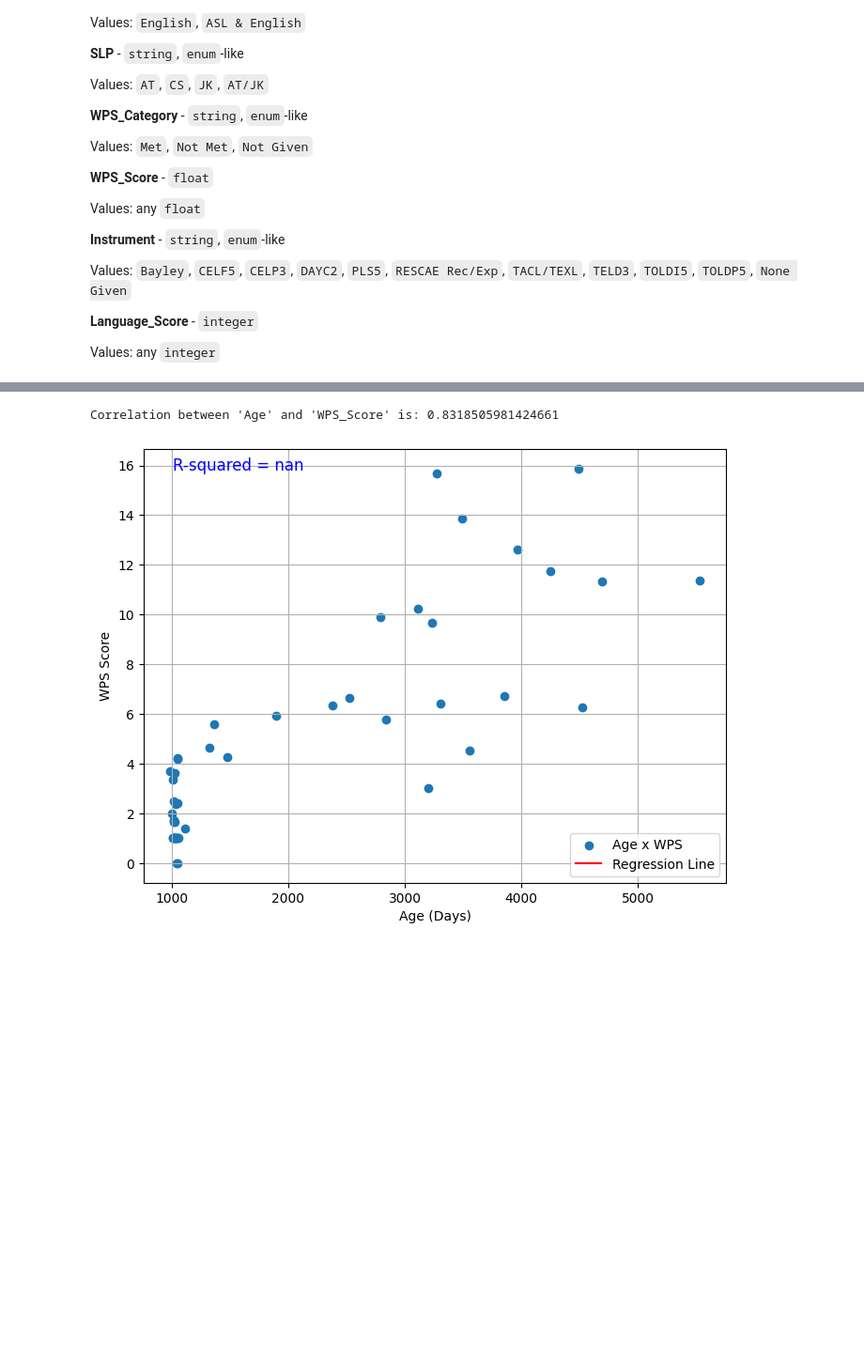
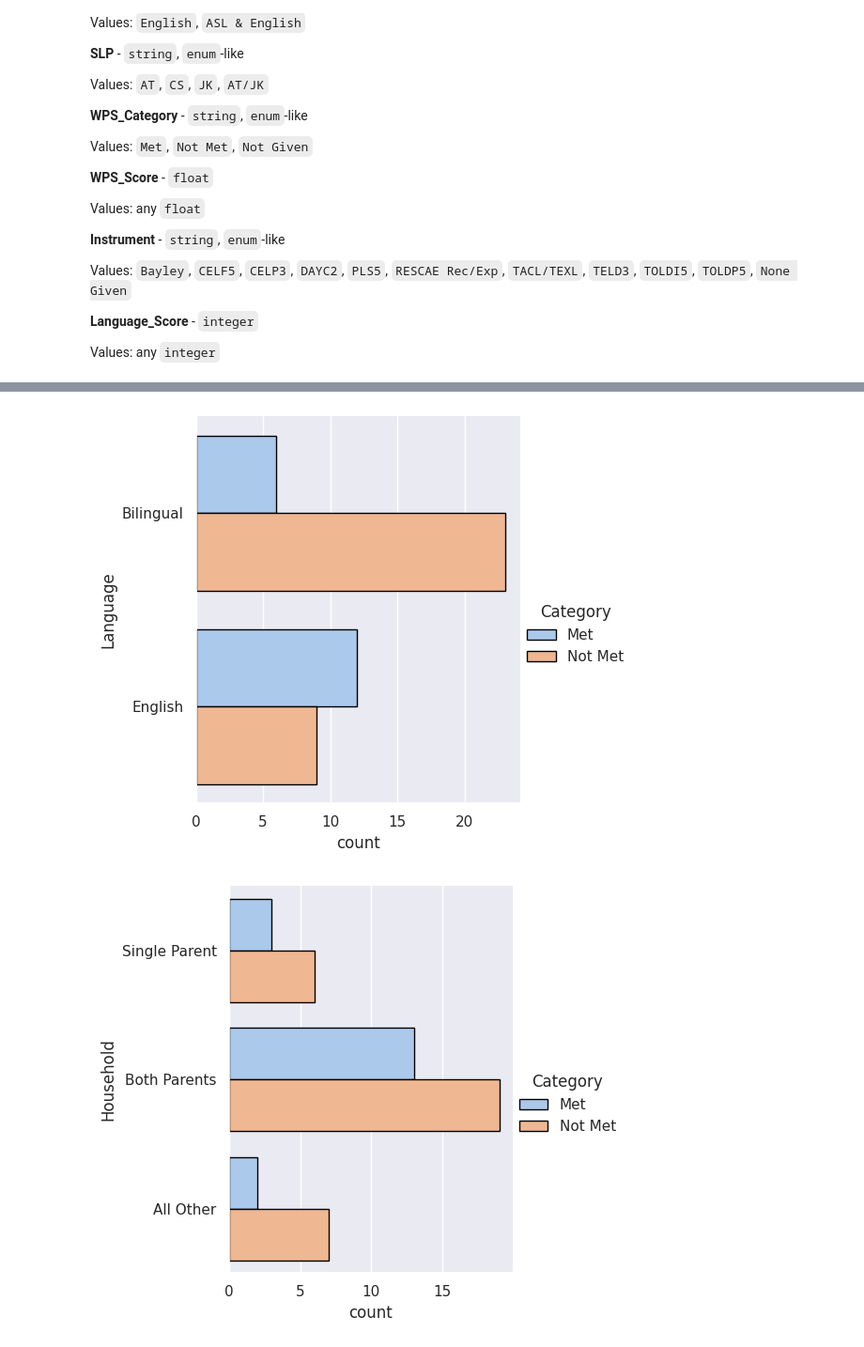
Before and after one commit to griffinengle/AAA-2026-Data-Analysis, a Jupyter notebook: AAA-26.ipynb, the cells around one changed output, grey strips where cells are left out. Shown at 94% size. Drawn from its saved outputs; the diff is of its cells as text; code cells hidden in the pictures; blank space fills up the shorter version.

```diff
--- a/AAA-26.ipynb
+++ b/AAA-26.ipynb
@@ -400,35 +382,22 @@ Do not Reject Null Hypotheses (no significant difference between two samples)
-# %%
-class Gender(Enum):
-    MALE = 1
-    FEMALE = 2
-
-
-class Boolish(Enum):
-    YES = 1
-    NO = 2
-
-gender_map = {gender.name.lower(): gender.value for gender in Gender}
-indicator_map = {response.name.lower(): response.value for response in Boolish}
-df['Gender_Enum'] = df['Gender'].map(gender_map)
-df['Indicator_SLD_Or_ADHD_Enum'] = df['Indicator_SLD_Or_ADHD'].map(indicator_map)
-age_days = df['Age_Day']
-wps = df['WPS_Score']
-
-corr_wps_x_age = age_days.corr(wps)
-print(f"Correlation between 'Age' and 'WPS_Score' is: {corr_wps_x_age}")
-
-slope, intercept, r_value, p_value, std_err = stats.linregress(age_days, wps)
-r_squared = r_value**2
-
-plt.figure(figsize=(8, 6))
-plt.scatter(age_days, wps, label='Data Points')
-plt.plot(age_days, intercept + slope * age_days, color='red', label='Regression Line')
-plt.annotate(f"R-squared = {r_squared:.2f}", xy = (0.05, 0.95), xycoords="axes fraction", fontsize=12, color='blue')
-plt.xlabel('Age (Days)')
-plt.ylabel('WPS Score')
-plt.legend()
-plt.grid(True)
-plt.show()
-# %% [output]
-Correlation between 'Age' and 'WPS_Score' is: 0.8318505981424661
-[figure, removed]
+# %%
+# Apply theme and color palette
+sns.set_theme()
+
+# Create catplot of WPS Score by Maternal Education and by SLD/ADHD
+#sns.catplot(
+#    data=df_ess, x='WPS', y="Education", hue="Language",
+#    kind='violin', inner='stick', split=True
+#)
+#sns.catplot(
+#    data=df_ess, x='WPS', y="Indicator", hue="Education",
+#    kind='violin', inner='stick', split=True
+#)
+['Language', 'Household', 'Marriage', 'Education', 'Indicator']
+for group in groups:
+    sns.catplot(
+       data=df_ess, y=group, hue='Category', kind='count',
+       palette='pastel', edgecolor='black'
+    )
+# %% [output]
+[figure, added]
+[figure, added]
```
Also changed, not shown: parts of 8 cells of this notebook, 3 other files.
